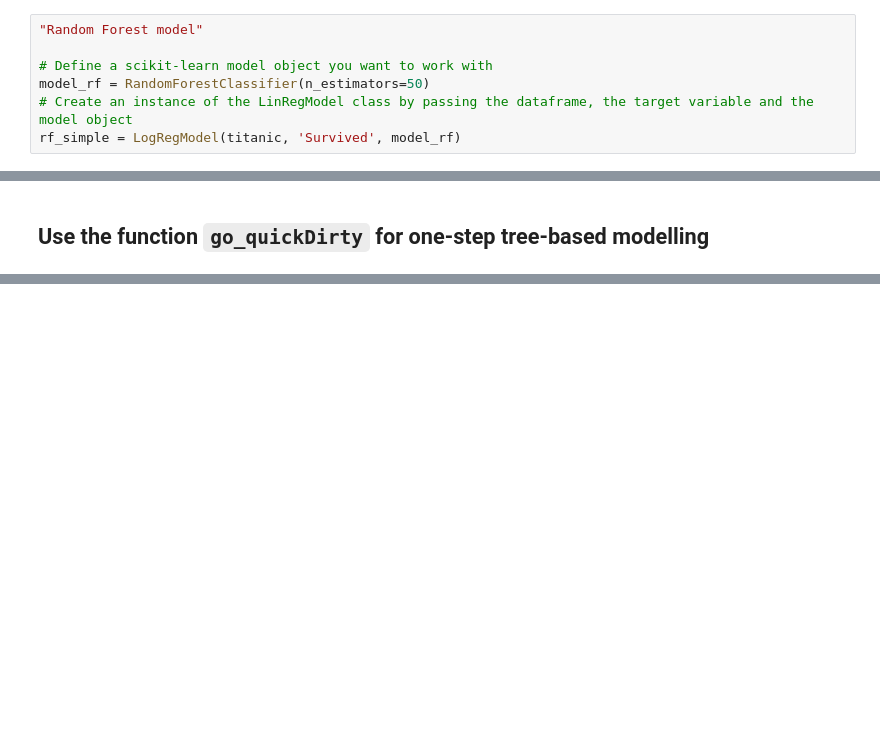
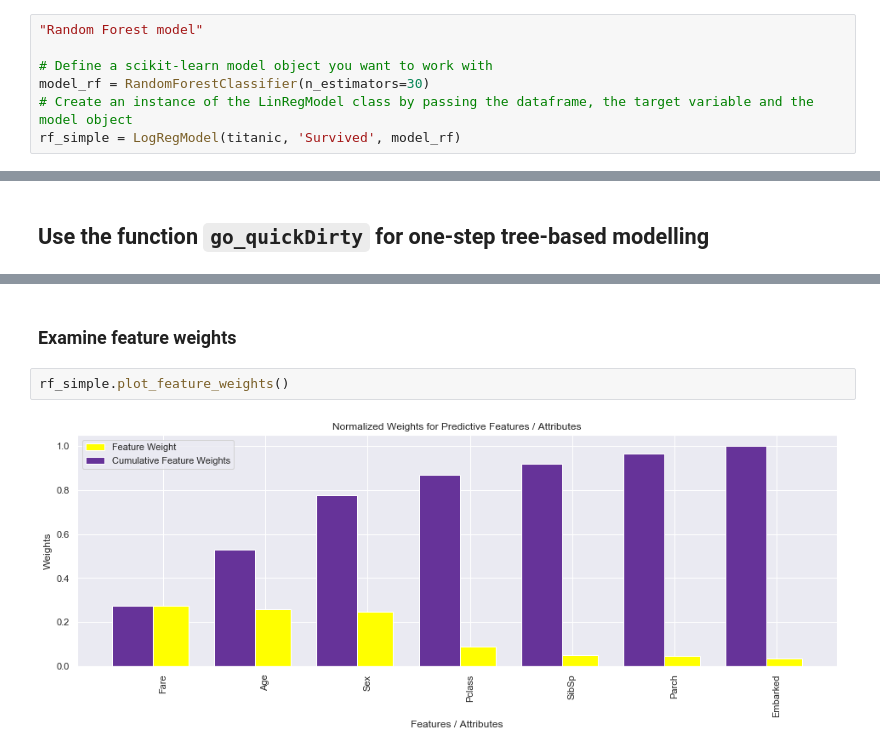
Before and after one commit to rbuerki/codebook, a Jupyter notebook: test_notebooks/LogReg_demo_and_testing.ipynb, the cells around one changed output, grey strips where cells are left out. Drawn from its saved outputs; the diff is of its cells as text; blank space fills up the shorter version.

Commit message:
FEAT: add plot_feature_weights function

```diff
--- a/test_notebooks/LogReg_demo_and_testing.ipynb
+++ b/test_notebooks/LogReg_demo_and_testing.ipynb
@@ -159,7 +159,7 @@ LogisticRegression(C=1.0, class_weight=None, dual=False, fit_intercept=True,
 "Random Forest model"
 
 # Define a scikit-learn model object you want to work with
-model_rf = RandomForestClassifier(n_estimators=50)
+model_rf = RandomForestClassifier(n_estimators=30)
 # Create an instance of the LinRegModel class by passing the dataframe, the target variable and the model object
 rf_simple = LogRegModel(titanic, 'Survived', model_rf)
 # %%
@@ -263,3 +330,9 @@ ROC AUC: 0.8779
 precision_score: 0.8916
 recall_score: 0.6789
 f1_score: 0.7708
+# %% [markdown]
+### Examine feature weights
+# %%
+rf_simple.plot_feature_weights()
+# %% [output]
+[figure, added]
```
Also changed, not shown: parts of 13 cells of this notebook, 1 other file.
